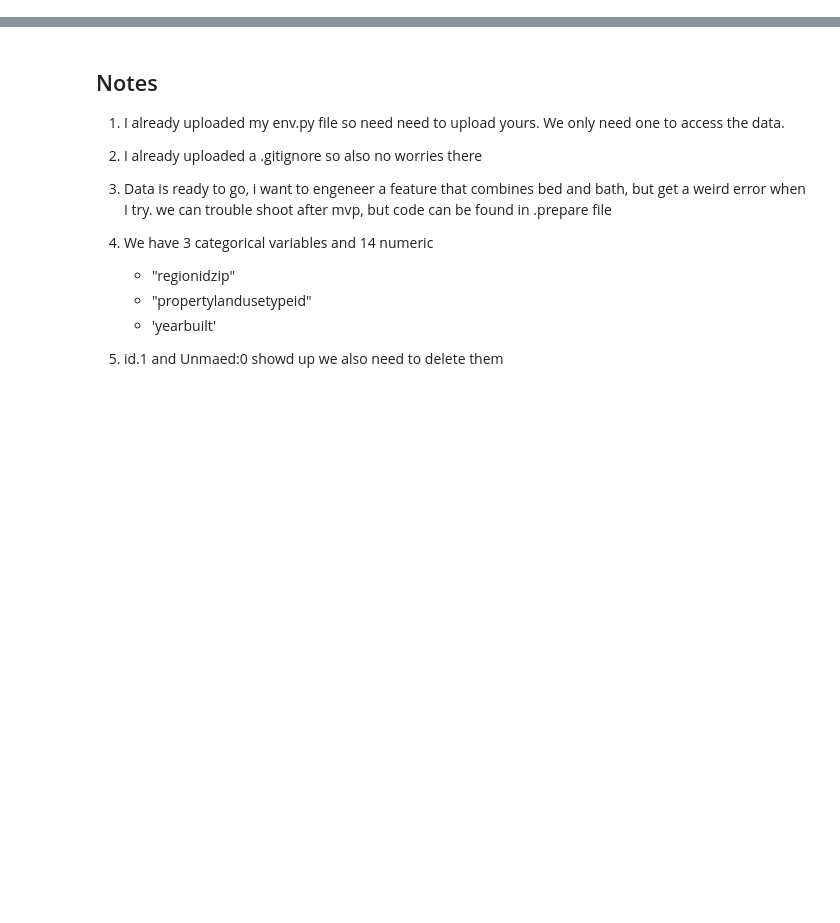
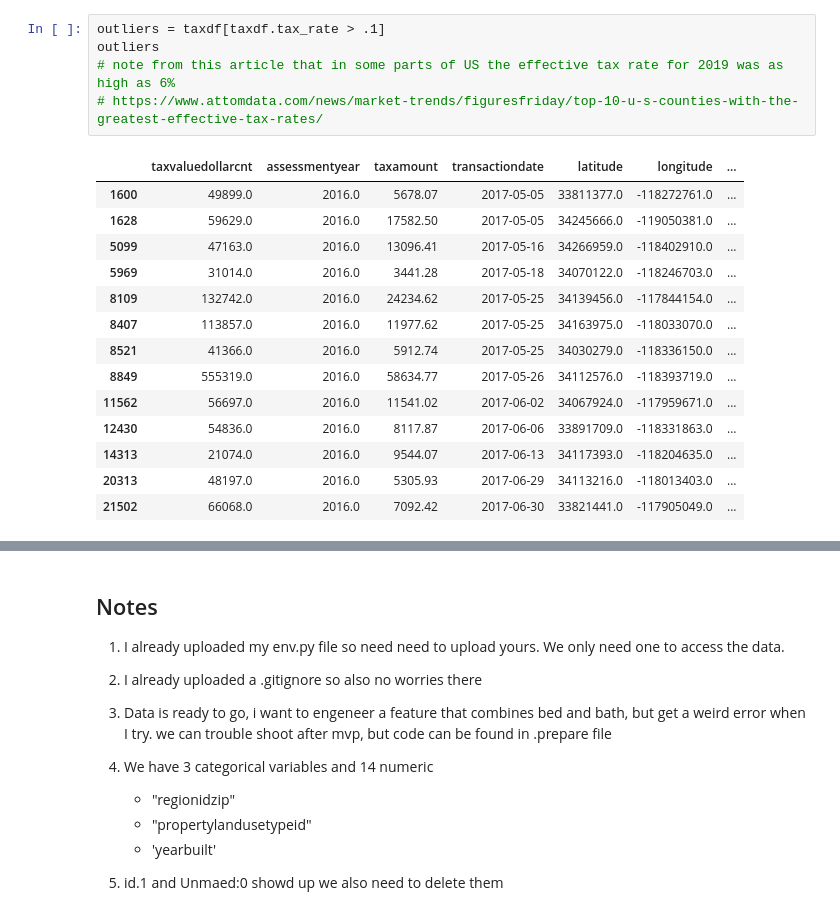
Before and after one commit to CY-Data-Services/zillow_regression_project, a Jupyter notebook: Zillow Regression Project/ryvyns_notebook.ipynb, the cells around one changed output, grey strips where cells are left out. Saved outputs shown, nothing was run; the diff lists cells and outputs as text; blank space fills up the shorter version.

```diff
--- a/Zillow Regression Project/ryvyns_notebook.ipynb
+++ b/Zillow Regression Project/ryvyns_notebook.ipynb
@@ -5,0 +106,20 @@ import src.model
+# %%
+outliers = taxdf[taxdf.tax_rate > .1]
+outliers
+# note from this article that in some parts of US the effective tax rate for 2019 was as high as 6%
+# https://www.attomdata.com/news/market-trends/figuresfriday/top-10-u-s-counties-with-the-greatest-effective-tax-rates/
+# %% [output]
+|  | taxvaluedollarcnt | assessmentyear | taxamount | transactiondate | latitude | longitude | ... |
+| 1600 | 49899.0 | 2016.0 | 5678.07 | 2017-05-05 | 33811377.0 | -118272761.0 | ... |
+| 1628 | 59629.0 | 2016.0 | 17582.50 | 2017-05-05 | 34245666.0 | -119050381.0 | ... |
+| 5099 | 47163.0 | 2016.0 | 13096.41 | 2017-05-16 | 34266959.0 | -118402910.0 | ... |
+| 5969 | 31014.0 | 2016.0 | 3441.28 | 2017-05-18 | 34070122.0 | -118246703.0 | ... |
+| 8109 | 132742.0 | 2016.0 | 24234.62 | 2017-05-25 | 34139456.0 | -117844154.0 | ... |
+| 8407 | 113857.0 | 2016.0 | 11977.62 | 2017-05-25 | 34163975.0 | -118033070.0 | ... |
+| 8521 | 41366.0 | 2016.0 | 5912.74 | 2017-05-25 | 34030279.0 | -118336150.0 | ... |
+| 8849 | 555319.0 | 2016.0 | 58634.77 | 2017-05-26 | 34112576.0 | -118393719.0 | ... |
+| 11562 | 56697.0 | 2016.0 | 11541.02 | 2017-06-02 | 34067924.0 | -117959671.0 | ... |
+| 12430 | 54836.0 | 2016.0 | 8117.87 | 2017-06-06 | 33891709.0 | -118331863.0 | ... |
+| 14313 | 21074.0 | 2016.0 | 9544.07 | 2017-06-13 | 34117393.0 | -118204635.0 | ... |
+| 20313 | 48197.0 | 2016.0 | 5305.93 | 2017-06-29 | 34113216.0 | -118013403.0 | ... |
+| 21502 | 66068.0 | 2016.0 | 7092.42 | 2017-06-30 | 33821441.0 | -117905049.0 | ... |
```
Also changed, not shown: parts of 21 cells of this notebook.
